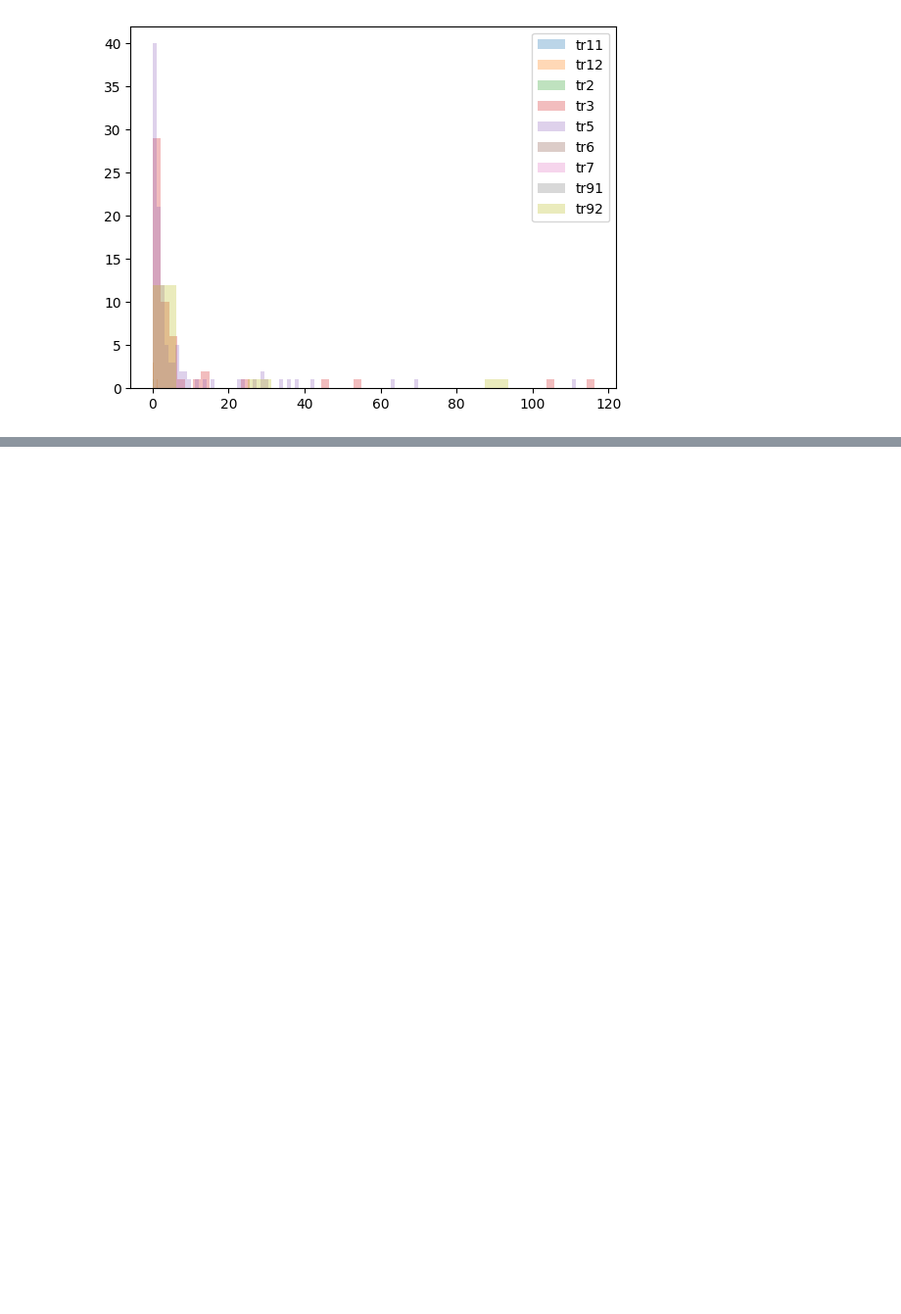
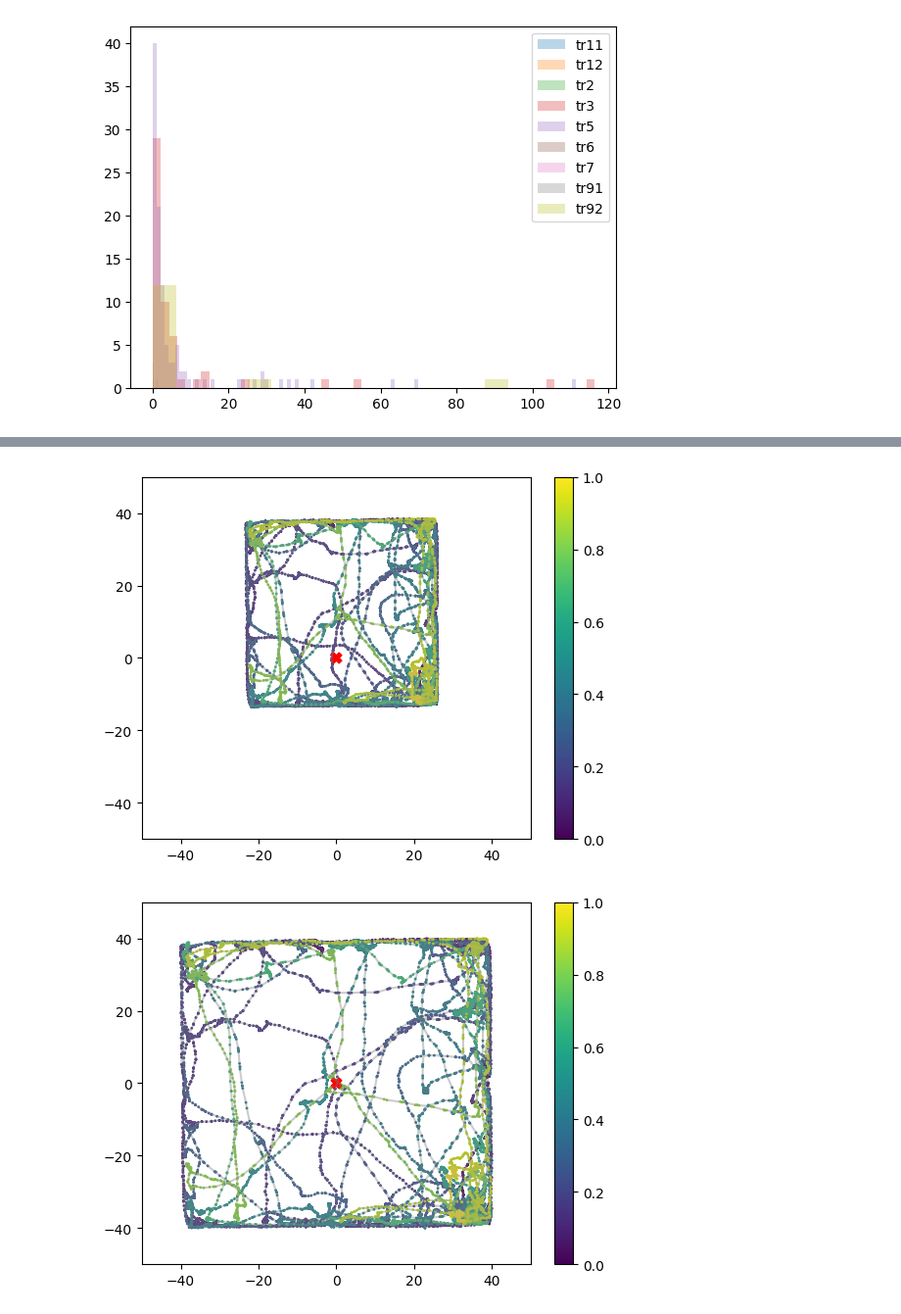
Before and after one commit to Barbara1576/navigation, a Jupyter notebook: data_preprocessing.ipynb, the cells around one changed output, grey strips where cells are left out. Shown at 98% size. Saved outputs shown, nothing was run; the diff lists cells and outputs as text; code cells hidden in the pictures; blank space fills up the shorter version.

```diff
--- a/data_preprocessing.ipynb
+++ b/data_preprocessing.ipynb
@@ -248,0 +312,21 @@ def resample_data(): # TODO
+# %%
+# 2.2. Rescale x and y coordinates to fit fixed area size
+def rescale_coord(data, new_min, new_max):
+    min_old_x, max_old_x = np.min(data), np.max(data)
+    data_rescaled = ((data - min_old_x) / (max_old_x - min_old_x)) * (new_max - new_min) + new_min
+
+    return data_rescaled
+
+# for k, df in dfs_dict.items():
+dff = dfs_dict['tr2'].copy()
+
+plot_trajectory(dff['x'], dff['y'])
+new_x = rescale_coord(dff['x'].to_numpy(), -40, 40)
+new_y = rescale_coord(dff['y'].to_numpy(), -40, 40)
+
+dff['x'] = new_x
+dff['y'] = new_y
+plot_trajectory(dff['x'], dff['y'])
+# %% [output]
+[figure, added]
+[figure, added]
```
Also changed, not shown: parts of 17 cells of this notebook.
